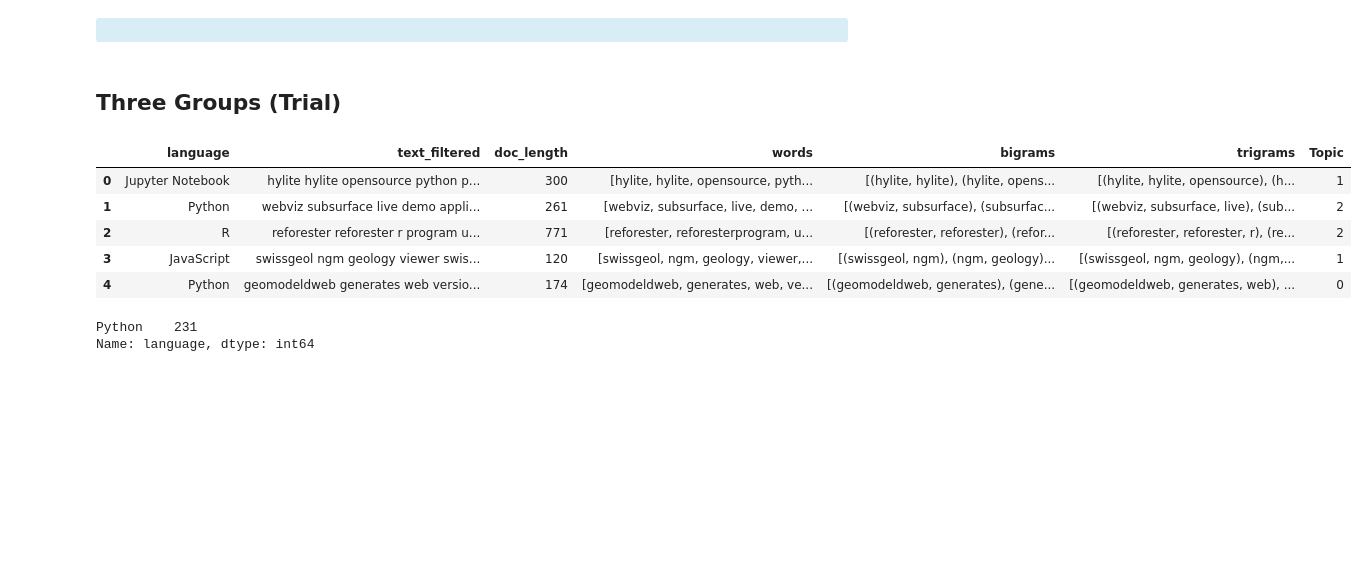
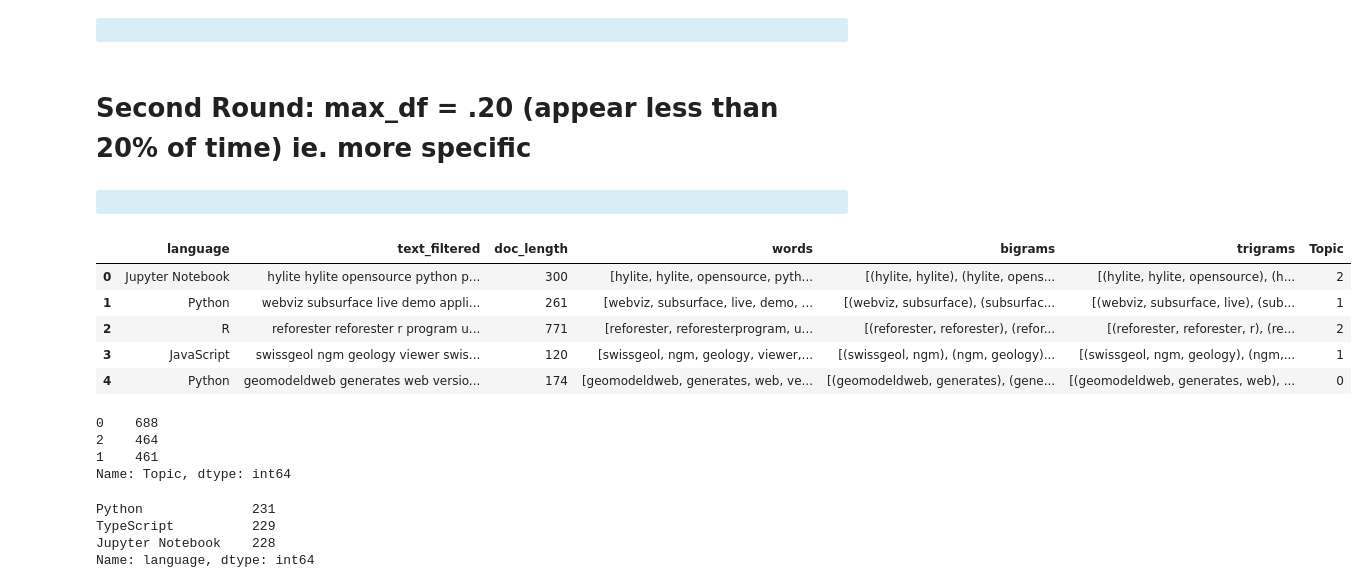
Before and after one commit to CSolitaire/side_projects, a Jupyter notebook: topic_modeling.ipynb, the cells around one changed output. Cells and saved outputs as stored; diff of their text form; code cells hidden in the pictures; blank space fills up the shorter version.

```diff
--- a/topic_modeling.ipynb
+++ b/topic_modeling.ipynb
@@ -393,22 +479,31 @@ Name: language, dtype: int64
 Appears to be too many groups to correctly identify language, redo with 3 groups
 # %% [markdown]
 <div class="alert alert-block alert-info"><b></b></div>
-# %% [markdown]
-## Three Groups (Trial)
+# %% [markdown]
+# Second Round: max_df = .20 (appear less than 20% of time) ie. more specific
+# %% [markdown]
+<div class="alert alert-block alert-info"><b></b></div>
 # %%
-df = acquire.get_github_geology_results(cached=True)
-df = clean_data(df)
-count_vect = CountVectorizer(max_df=0.8, min_df=2, stop_words='english')
-doc_term_matrix = count_vect.fit_transform(df['text_filtered'].values.astype('U'))
+df2 = acquire.get_github_geology_results(cached=True)
+df2 = clean_data(df2)
+count_vect = CountVectorizer(max_df=0.2, min_df=2, stop_words='english')
+doc_term_matrix = count_vect.fit_transform(df2['text_filtered'].values.astype('U'))
 LDA = LatentDirichletAllocation(n_components=3, random_state=42)
 LDA.fit(doc_term_matrix)
 topic_values = LDA.transform(doc_term_matrix)
-df['Topic'] = topic_values.argmax(axis=1)
-df.head()
+df2['Topic'] = topic_values.argmax(axis=1)
+df2.head()
 # %% [output]
 |  | language | text_filtered | doc_length | words | bigrams | trigrams | Topic |
-| 0 | Jupyter Notebook | hylite hylite opensource python p... | 300 | [hylite, hylite, opensource, pyth... | [(hylite, hylite), (hylite, opens... | [(hylite, hylite, opensource), (h... | 1 |
-| 1 | Python | webviz subsurface live demo appli... | 261 | [webviz, subsurface, live, demo, ... | [(webviz, subsurface), (subsurfac... | [(webviz, subsurface, live), (sub... | 2 |
+| 0 | Jupyter Notebook | hylite hylite opensource python p... | 300 | [hylite, hylite, opensource, pyth... | [(hylite, hylite), (hylite, opens... | [(hylite, hylite, opensource), (h... | 2 |
+| 1 | Python | webviz subsurface live demo appli... | 261 | [webviz, subsurface, live, demo, ... | [(webviz, subsurface), (subsurfac... | [(webviz, subsurface, live), (sub... | 1 |
 | 2 | R | reforester reforester r program u... | 771 | [reforester, reforesterprogram, u... | [(reforester, reforester), (refor... | [(reforester, reforester, r), (re... | 2 |
 | 3 | JavaScript | swissgeol ngm geology viewer swis... | 120 | [swissgeol, ngm, geology, viewer,... | [(swissgeol, ngm), (ngm, geology)... | [(swissgeol, ngm, geology), (ngm,... | 1 |
 | 4 | Python | geomodeldweb generates web versio... | 174 | [geomodeldweb, generates, web, ve... | [(geomodeldweb, generates), (gene... | [(geomodeldweb, generates, web), ... | 0 |
+# %%
+df2.Topic.value_counts()
+# %% [output]
+0    688
+2    464
+1    461
+Name: Topic, dtype: int64
@@ -415,7 +515,9 @@ df.head()
 # %%
 #Topic 0
-topic0 =df[df.Topic == 0]
+topic0 =df2[df2.Topic == 0]
 topic0.language.value_counts()
 # %% [output]
-Python    231
+Python              231
+TypeScript          229
+Jupyter Notebook    228
 Name: language, dtype: int64
```
Also changed, not shown: parts of 75 cells of this notebook.
